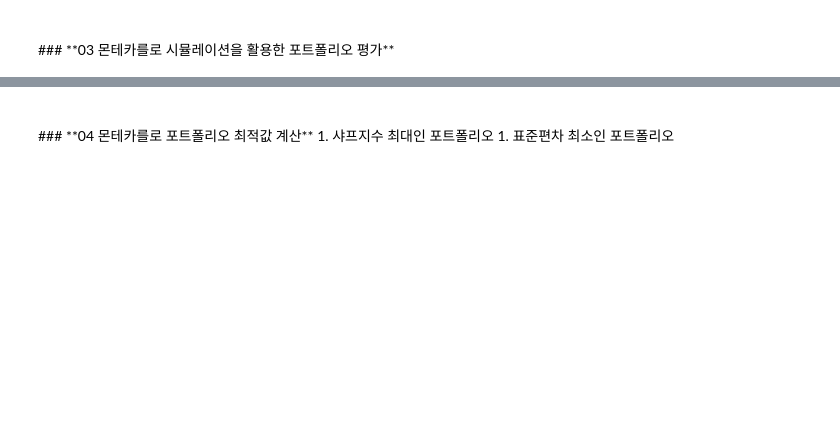
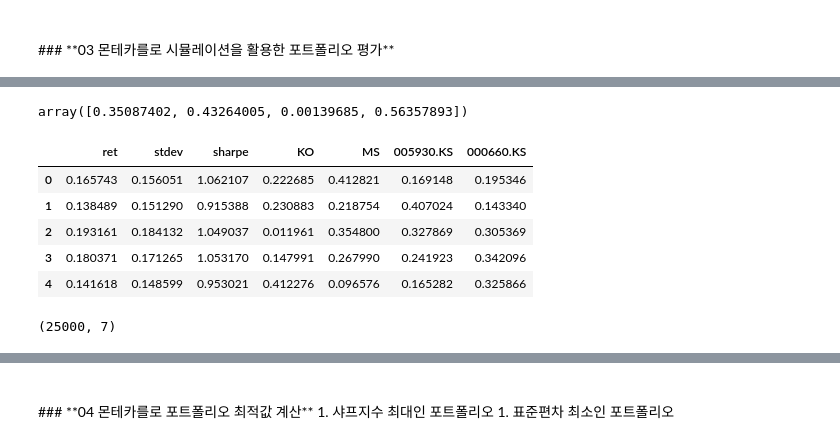
Before and after one commit to YongBeomKim/FinanceBasic2018, a Jupyter notebook: 05-4.Finance - Monte.ipynb, the cells around one changed output, grey strips where cells are left out. Drawn from its saved outputs; the diff is of its cells as text; code cells hidden in the pictures; blank space fills up the shorter version.

```diff
--- a/05-4.Finance - Monte.ipynb
+++ b/05-4.Finance - Monte.ipynb
@@ -79,0 +71,7 @@ prices.tail(3)
+# %%
+from pandas_datareader import get_data_yahoo
+start_date = '2013-01-01'
+codes = ['KO', 'MS', '005930.KS', '000660.KS']
+result = {}
+for code in codes:
+    result[code] = get_data_yahoo(code, start_date).Close
@@ -107,29 +174,42 @@ print('{} 분산비율의 포트폴리오의 \n1) 연간 수익은 +-{} 이고 \
+# %%
+weights  = np.random.random(len(prices.columns))
+weights
+# %% [output]
+array([0.35087402, 0.43264005, 0.00139685, 0.56357893])
 # %%
-returns            = prices.pct_change()
-cov_returns        = returns.cov()
-mean_daily_returns = returns.mean()
-
-num_portfolios     = 25000
-results            = np.zeros((3 + len(codes), num_portfolios))
 for i in range(num_portfolios):
-    weights  = np.random.random(len(codes))
+    weights  = np.random.random(len(prices.columns))
     weights /= np.sum(weights)
 
     portfolio_return  = np.sum(
         mean_daily_returns * weights) * 252
 
     portfolio_std_dev = np.sqrt(
         np.dot(weights.T, np.dot(cov_returns, weights))) * np.sqrt(252)
 
     results[0,i] = portfolio_return
     results[1,i] = portfolio_std_dev
     results[2,i] = results[0,i]/results[1,i]
 
     for j in range(len(weights)):
         results[j+3, i] = weights[j]
 
 results_frame = pd.DataFrame(results.T,
                              columns = ['ret','stdev','sharpe',
-                                        codes[0], codes[1], codes[2], codes[3]])
-results_frame
+                                        prices.columns[0],
+                                        prices.columns[1],
+                                        prices.columns[2],
+                                        prices.columns[3]])
+results_frame.head()
+# %% [output]
+|  | ret | stdev | sharpe | KO | MS | 005930.KS | 000660.KS |
+| 0 | 0.165743 | 0.156051 | 1.062107 | 0.222685 | 0.412821 | 0.169148 | 0.195346 |
+| 1 | 0.138489 | 0.151290 | 0.915388 | 0.230883 | 0.218754 | 0.407024 | 0.143340 |
+| 2 | 0.193161 | 0.184132 | 1.049037 | 0.011961 | 0.354800 | 0.327869 | 0.305369 |
+| 3 | 0.180371 | 0.171265 | 1.053170 | 0.147991 | 0.267990 | 0.241923 | 0.342096 |
+| 4 | 0.141618 | 0.148599 | 0.953021 | 0.412276 | 0.096576 | 0.165282 | 0.325866 |
+# %%
+results_frame.shape
+# %% [output]
+(25000, 7)
 # %%
```
Also changed, not shown: parts of 49 cells of this notebook, 15 other files.
